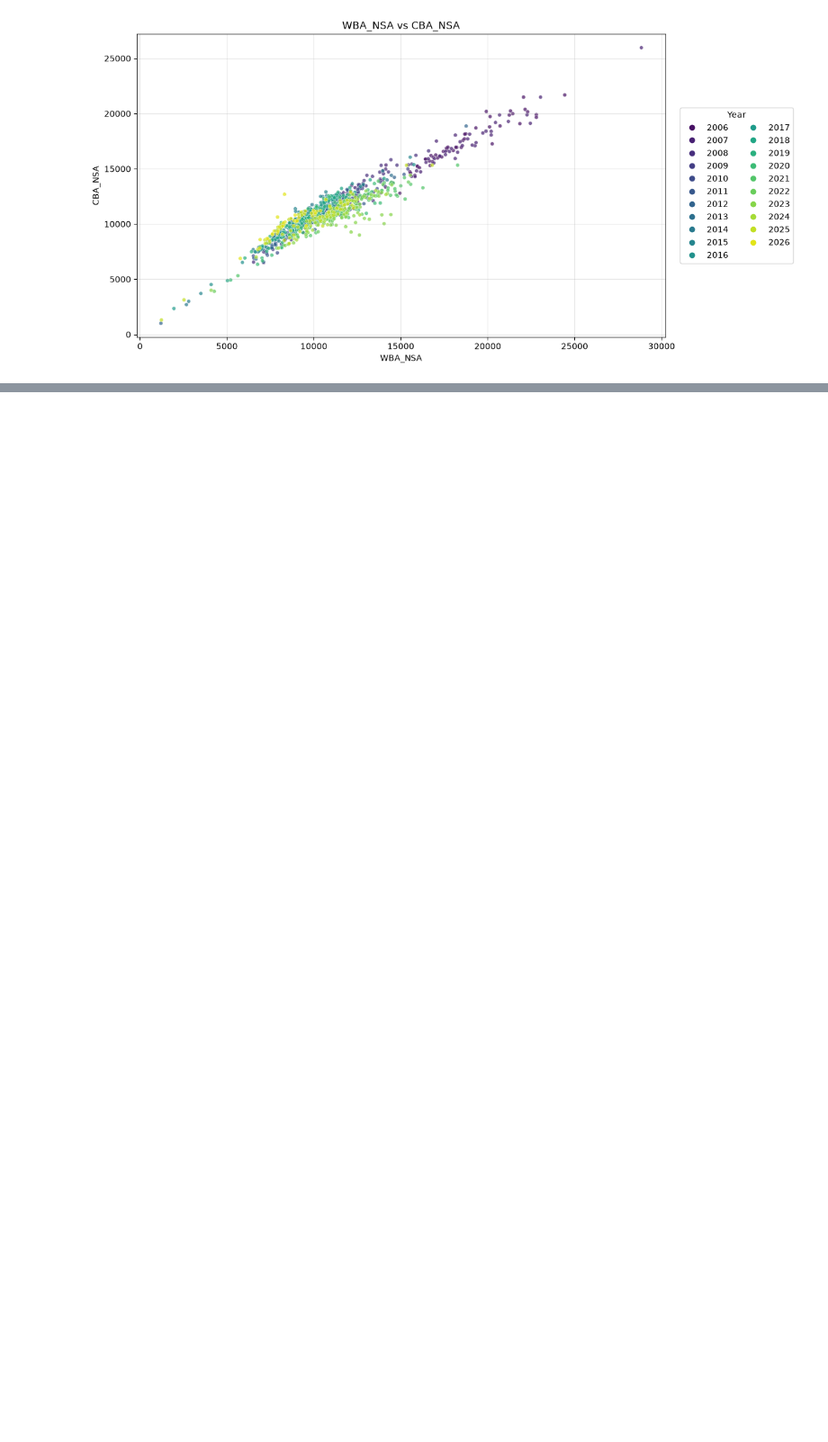
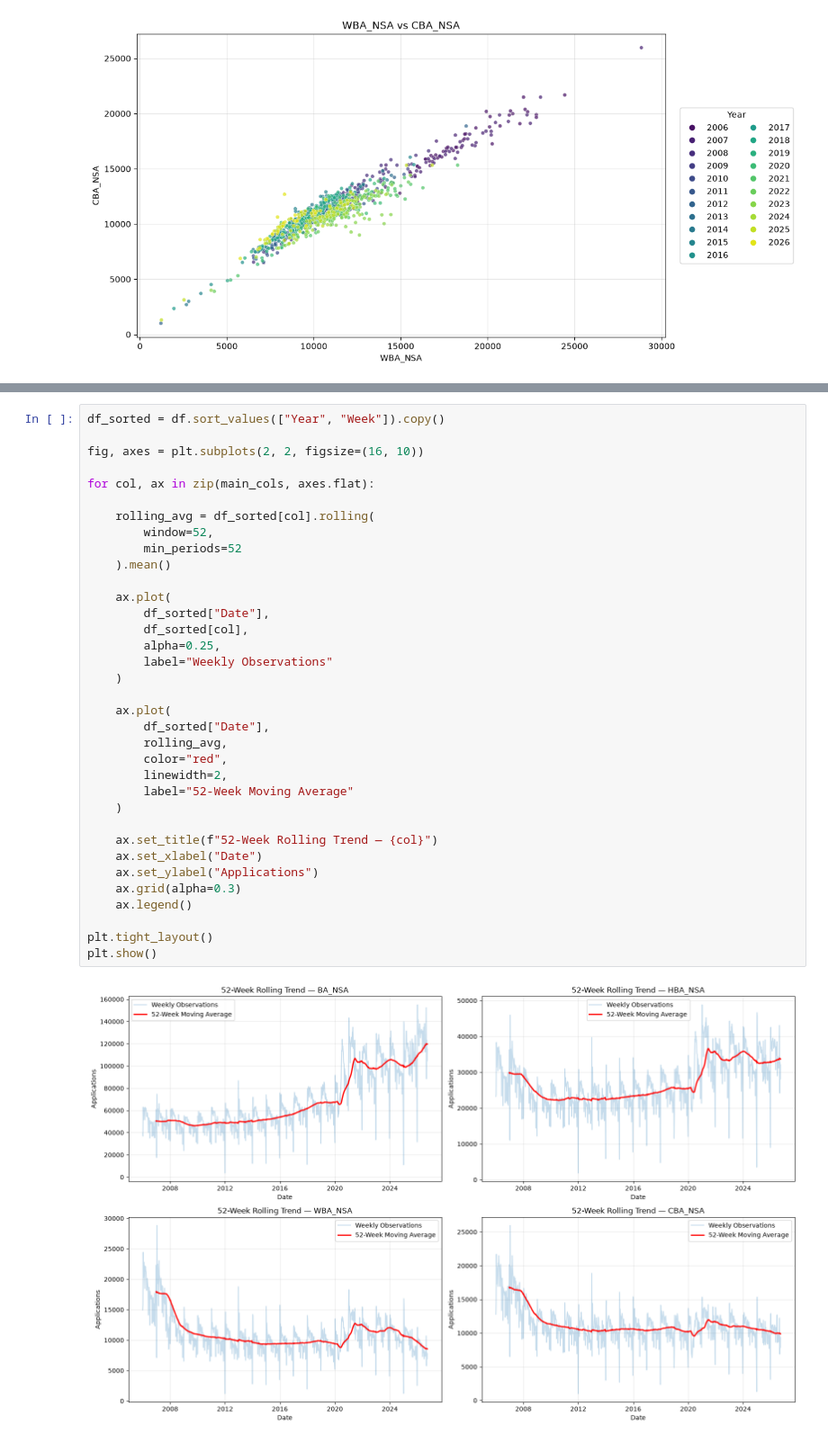
Before and after one commit to farzanehmasteri/EDA---US-Business-Formation-Statistics-Dataset, a Jupyter notebook: code.ipynb, the cells around one changed output, grey strips where cells are left out. Shown at 90% size. Saved outputs shown, nothing was run; the diff lists cells and outputs as text; blank space fills up the shorter version.

```diff
--- a/code.ipynb
+++ b/code.ipynb
@@ -805,0 +834,37 @@ Based on Line plots in phase 4, total business applications show an upward trend
+# %%
+df_sorted = df.sort_values(["Year", "Week"]).copy()
+
+fig, axes = plt.subplots(2, 2, figsize=(16, 10))
+
+for col, ax in zip(main_cols, axes.flat):
+
+    rolling_avg = df_sorted[col].rolling(
+        window=52,
+        min_periods=52
+    ).mean()
+
+    ax.plot(
+        df_sorted["Date"],
+        df_sorted[col],
+        alpha=0.25,
+        label="Weekly Observations"
+    )
+
+    ax.plot(
+        df_sorted["Date"],
+        rolling_avg,
+        color="red",
+        linewidth=2,
+        label="52-Week Moving Average"
+    )
+
+    ax.set_title(f"52-Week Rolling Trend — {col}")
+    ax.set_xlabel("Date")
+    ax.set_ylabel("Applications")
+    ax.grid(alpha=0.3)
+    ax.legend()
+
+plt.tight_layout()
+plt.show()
+# %% [output]
+[figure, added]
```
Also changed, not shown: parts of 9 cells of this notebook.
